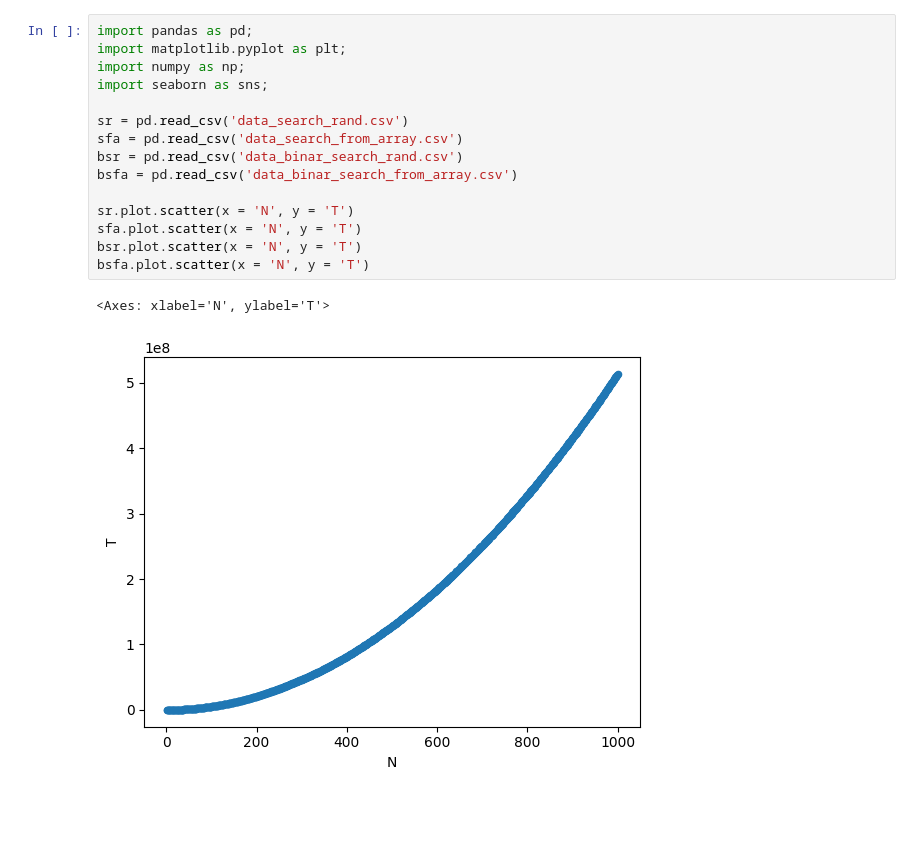
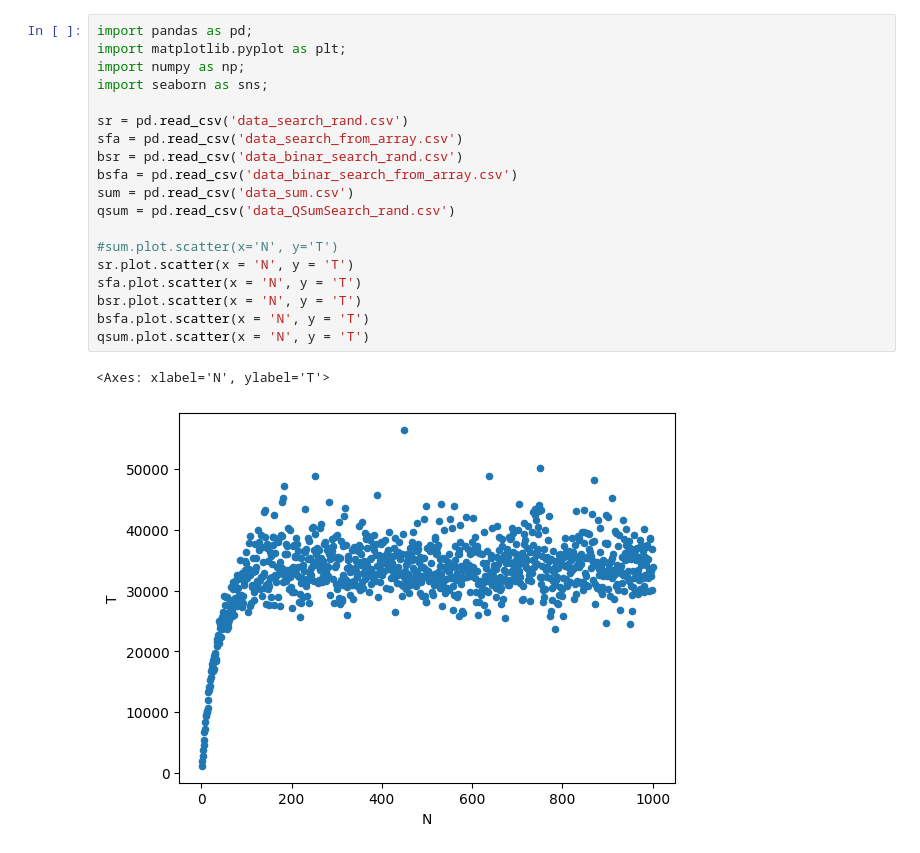
Before and after one commit to LOGHITER/lab01, a Jupyter notebook: lab01/graph.ipynb, the cells around one changed output. Saved outputs shown, nothing was run; the diff lists cells and outputs as text; blank space fills up the shorter version.

```diff
--- a/lab01/graph.ipynb
+++ b/lab01/graph.ipynb
@@ -1,18 +1,22 @@
 # %%
 import pandas as pd;
 import matplotlib.pyplot as plt;
 import numpy as np;
 import seaborn as sns;
 
 sr = pd.read_csv('data_search_rand.csv')
 sfa = pd.read_csv('data_search_from_array.csv')
 bsr = pd.read_csv('data_binar_search_rand.csv')
 bsfa = pd.read_csv('data_binar_search_from_array.csv')
+sum = pd.read_csv('data_sum.csv')
+qsum = pd.read_csv('data_QSumSearch_rand.csv')
 
+#sum.plot.scatter(x='N', y='T')
 sr.plot.scatter(x = 'N', y = 'T')
 sfa.plot.scatter(x = 'N', y = 'T')
 bsr.plot.scatter(x = 'N', y = 'T')
 bsfa.plot.scatter(x = 'N', y = 'T')
+qsum.plot.scatter(x = 'N', y = 'T')
 # %% [output]
 <Axes: xlabel='N', ylabel='T'>
-[figure, old version]
+[figure, new version]
```
Also changed, not shown: parts of 1 cell of this notebook, 7 other files.
